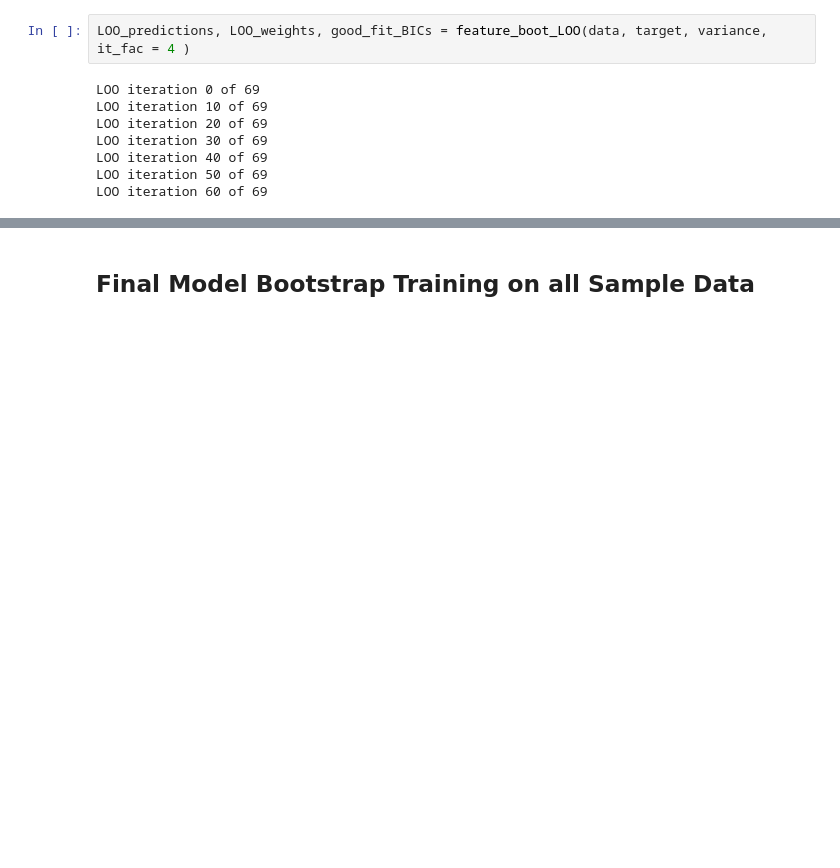
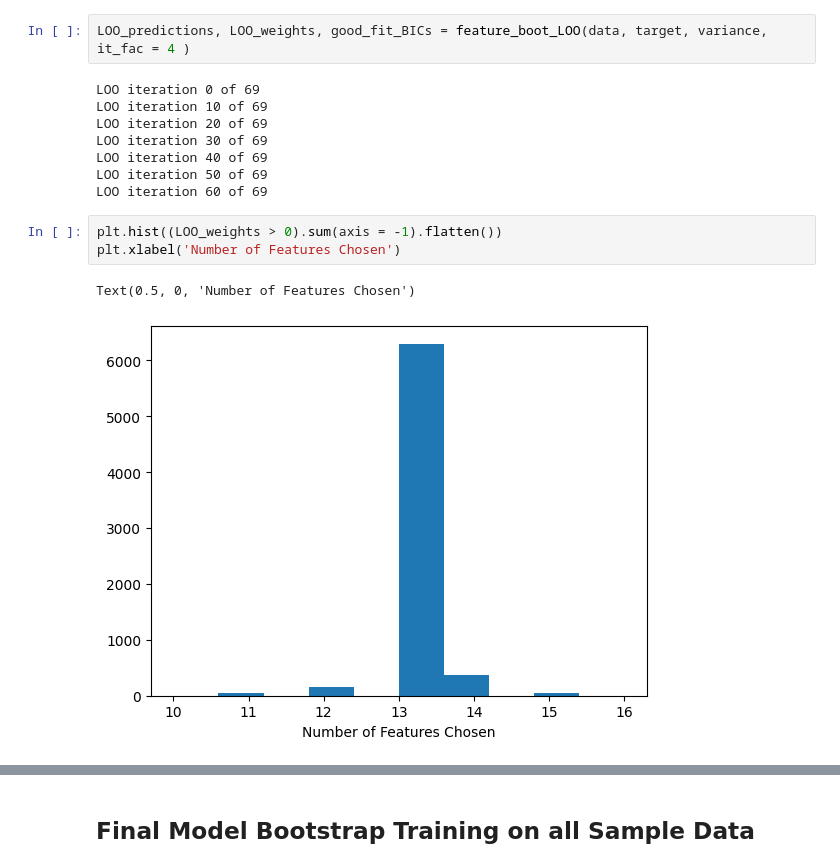
Before and after one commit to oross314/Modeling-Active-Learning-Classrooms, a Jupyter notebook: regression_model.ipynb, the cells around one changed output, grey strips where cells are left out. Drawn from its saved outputs; the diff is of its cells as text; blank space fills up the shorter version.

```diff
--- a/regression_model.ipynb
+++ b/regression_model.ipynb
@@ -46,6 +46,12 @@ LOO iteration 30 of 69
 LOO iteration 40 of 69
 LOO iteration 50 of 69
 LOO iteration 60 of 69
+# %%
+plt.hist((LOO_weights > 0).sum(axis = -1).flatten())
+plt.xlabel('Number of Features Chosen')
+# %% [output]
+Text(0.5, 0, 'Number of Features Chosen')
+[figure, added]
 # %%
 
 LOO_BIC_weights = np.zeros(good_fit_BICs.shape)
```
Also changed, not shown: parts of 9 cells of this notebook, 1 other file.
